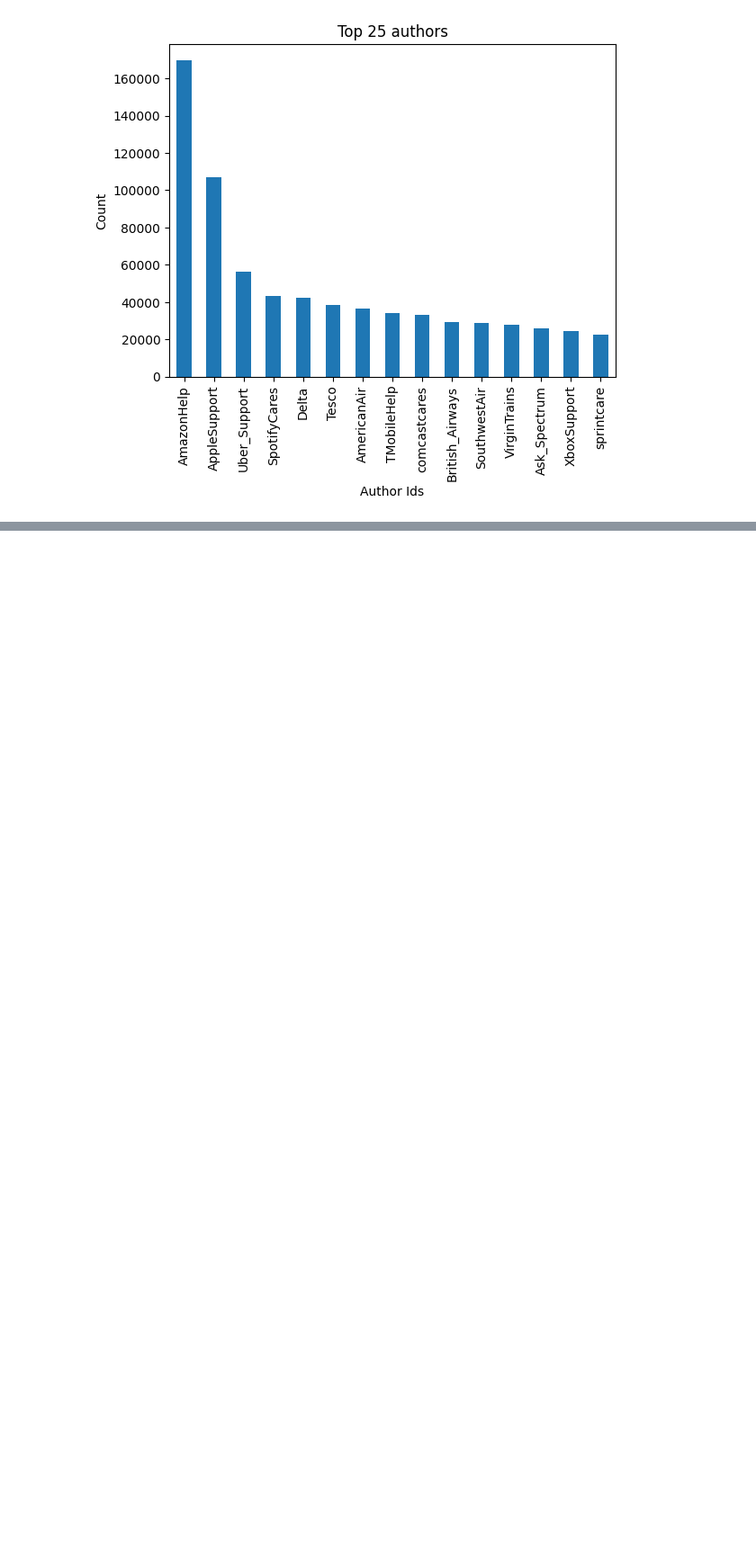
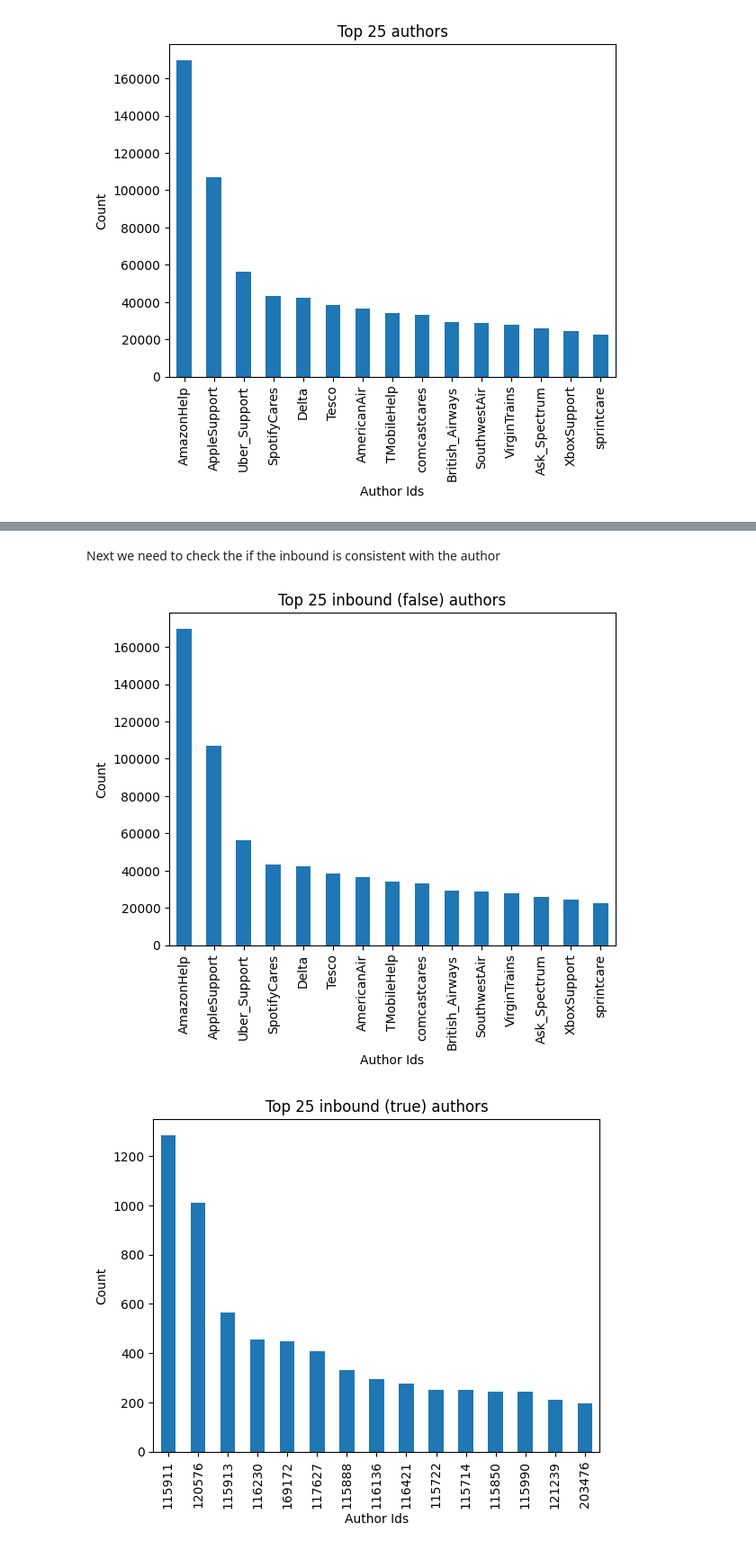
Before and after one commit to erictlong/customer-support-automation, a Jupyter notebook: data analytics/dataReview.ipynb, the cells around one changed output, grey strips where cells are left out. Shown at 90% size. Saved outputs shown, nothing was run; the diff lists cells and outputs as text; code cells hidden in the pictures; blank space fills up the shorter version.

```diff
--- a/data analytics/dataReview.ipynb
+++ b/data analytics/dataReview.ipynb
@@ -83,0 +109,23 @@ plt.show()
+# %% [markdown]
+Next we need to check the if the inbound is consistent with the author
+# %%
+inbound_count_true = df[df['inbound'] == True]
+inbound_count_true = inbound_count_true["author_id"].value_counts()
+# %%
+inbound_count_false = df[df["inbound"] == False]
+inbound_count_false = inbound_count_false["author_id"].value_counts()
+# %%
+inbound_count_false[:15].plot(kind='bar')
+plt.xlabel("Author Ids")
+plt.ylabel("Count")
+plt.title("Top 25 inbound (false) authors")
+plt.show()
+
+inbound_count_true[:15].plot(kind='bar')
+plt.xlabel("Author Ids")
+plt.ylabel("Count")
+plt.title("Top 25 inbound (true) authors")
+plt.show()
+# %% [output]
+[figure, added]
+[figure, added]
```
Also changed, not shown: parts of 13 cells of this notebook.
